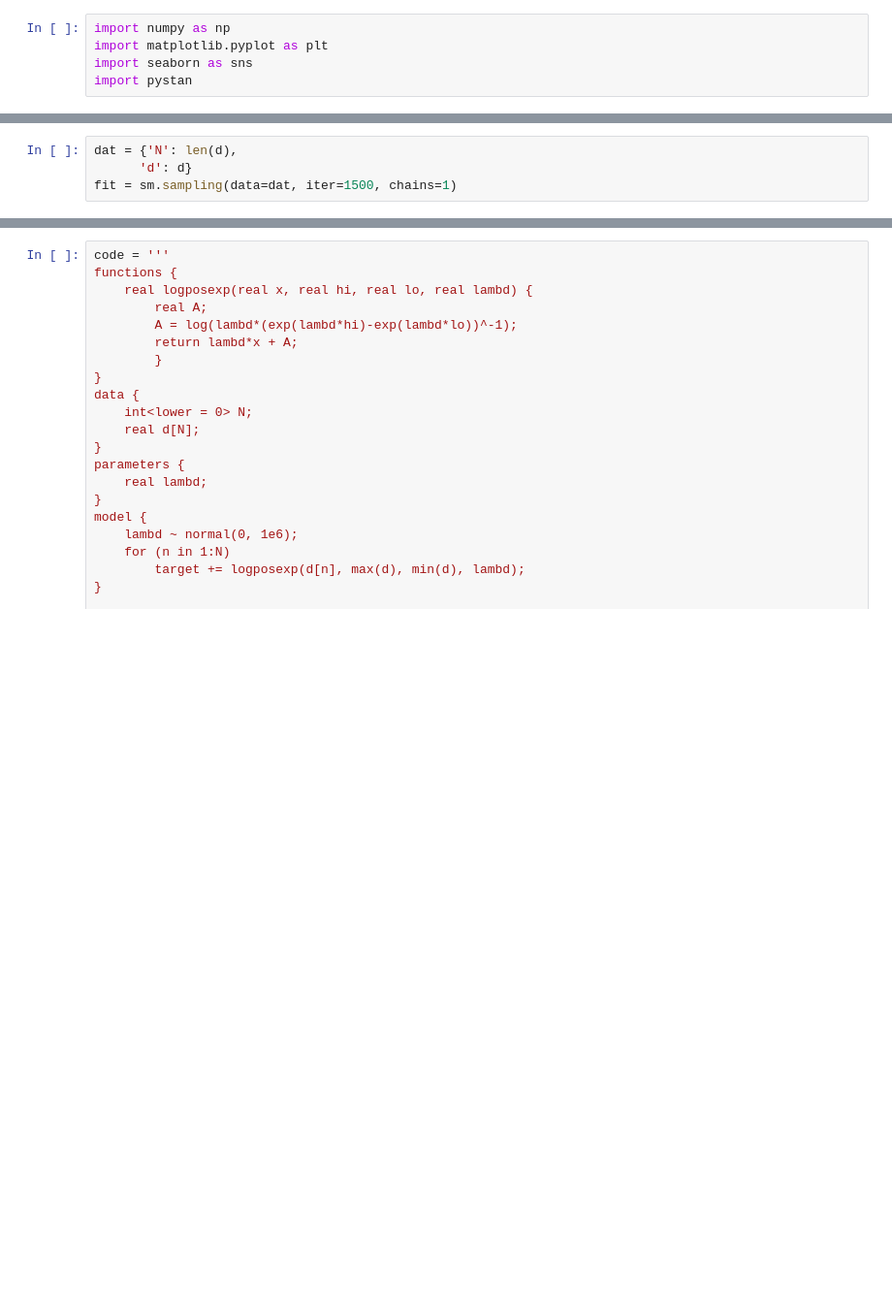
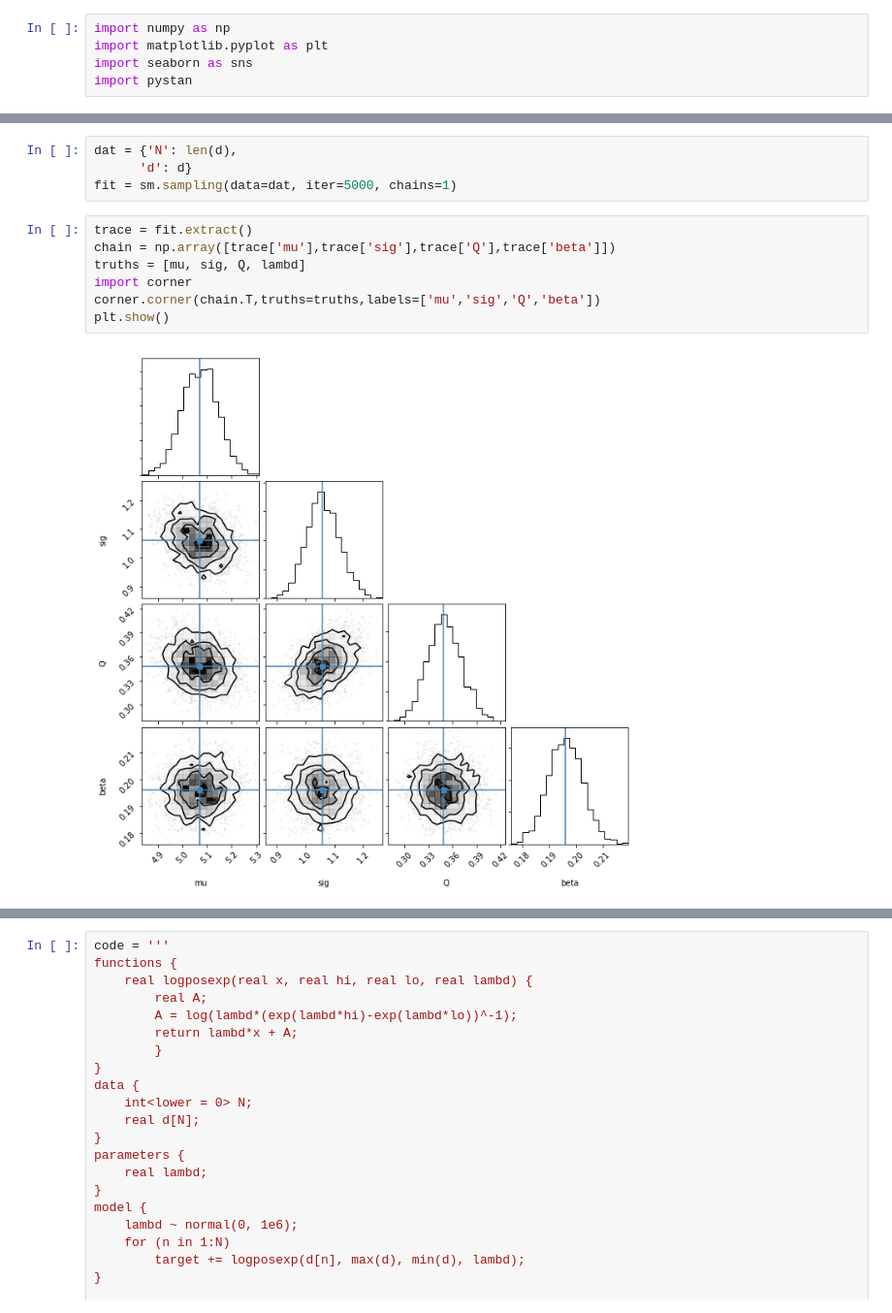
Before and after one commit to grd349/PyStanExamples, a Jupyter notebook: Oli/stantests.ipynb, the cells around one changed output, grey strips where cells are left out. Shown at 97% size. Drawn from its saved outputs; the diff is of its cells as text; blank space fills up the shorter version.

```diff
--- a/Oli/stantests.ipynb
+++ b/Oli/stantests.ipynb
@@ -28,7 +47,16 @@ sm = pystan.StanModel(model_code = code, model_name='exp')
 # %%
 dat = {'N': len(d),
       'd': d}
-fit = sm.sampling(data=dat, iter=1500, chains=1)
+fit = sm.sampling(data=dat, iter=5000, chains=1)
+# %%
+trace = fit.extract()
+chain = np.array([trace['mu'],trace['sig'],trace['Q'],trace['beta']])
+truths = [mu, sig, Q, lambd]
+import corner
+corner.corner(chain.T,truths=truths,labels=['mu','sig','Q','beta'])
+plt.show()
+# %% [output]
+[figure, added]
 # %%
 fit.plot()
 plt.show()
```
Also changed, not shown: parts of 17 cells of this notebook, 1 other file.
